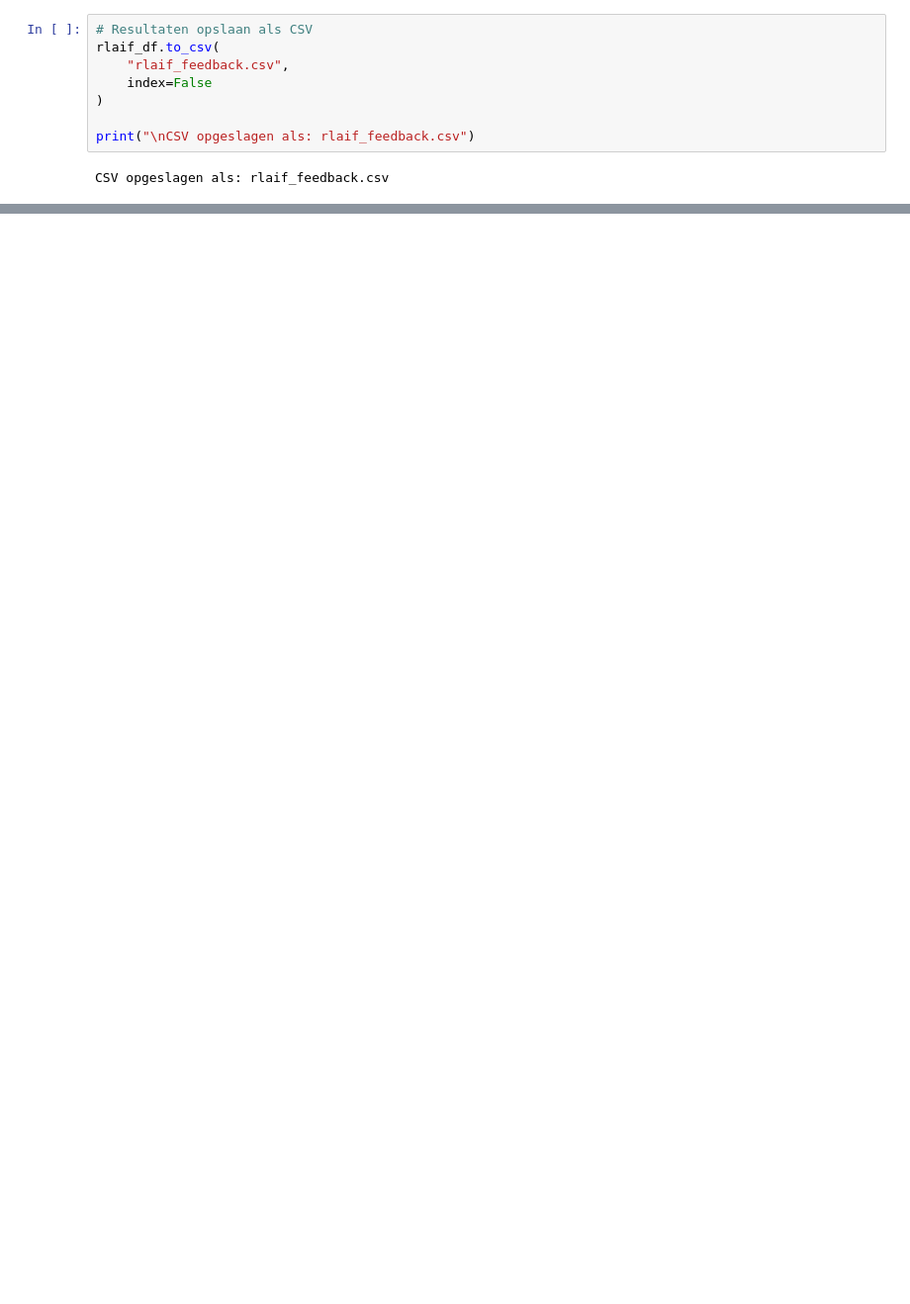
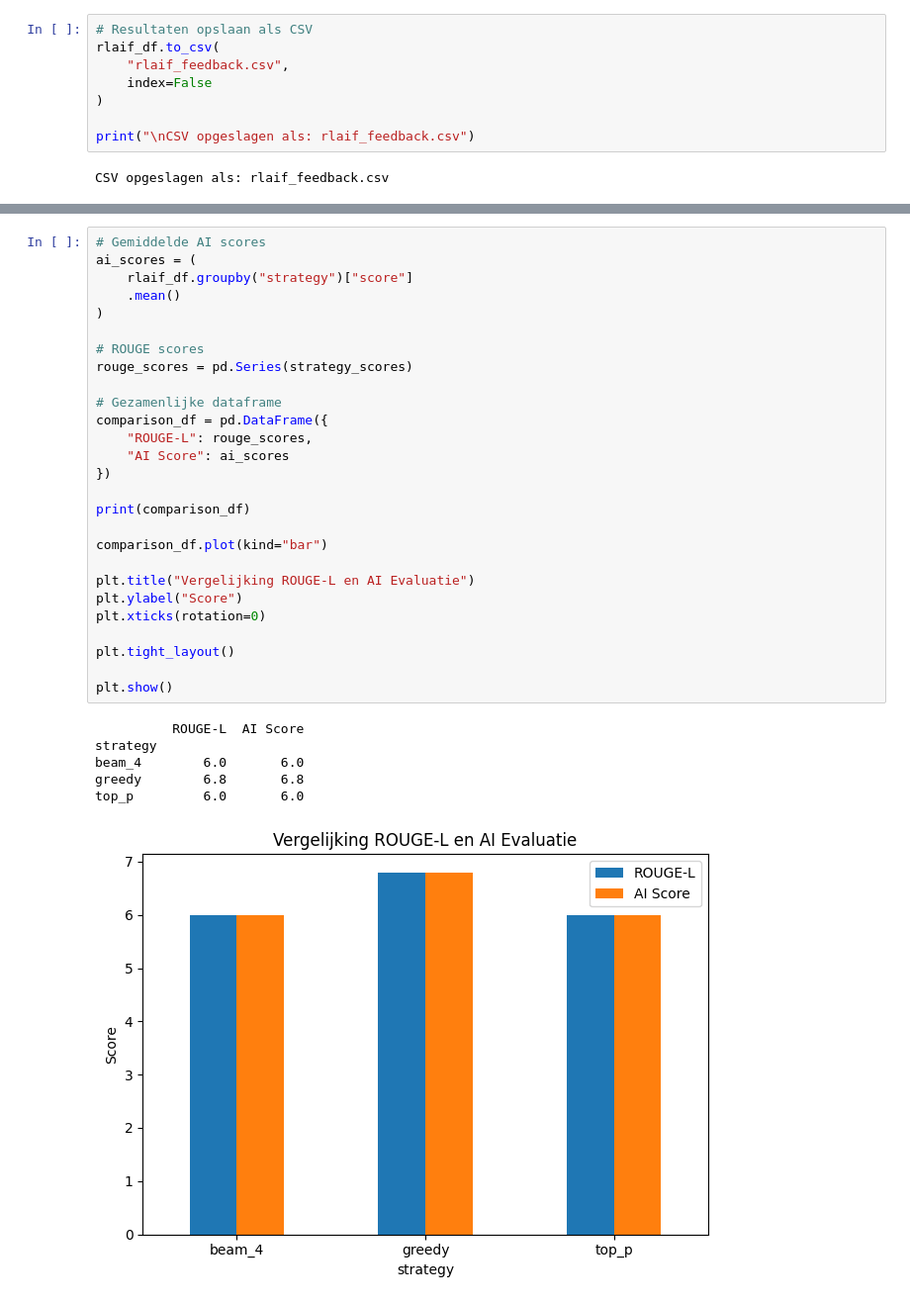
Before and after one commit to mattyonaize/GenAI-Portfolio2, a Jupyter notebook: model_prototype.ipynb, the cells around one changed output, grey strips where cells are left out. Shown at 99% size. Cells and saved outputs as stored; diff of their text form; blank space fills up the shorter version.

Commit message:
Markdowns toegevoegd en visualisatie

```diff
--- a/model_prototype.ipynb
+++ b/model_prototype.ipynb
@@ -617,0 +815,34 @@ Name: score, dtype: float64
+# %%
+# Gemiddelde AI scores
+ai_scores = (
+    rlaif_df.groupby("strategy")["score"]
+    .mean()
+)
+
+# ROUGE scores
+rouge_scores = pd.Series(strategy_scores)
+
+# Gezamenlijke dataframe
+comparison_df = pd.DataFrame({
+    "ROUGE-L": rouge_scores,
+    "AI Score": ai_scores
+})
+
+print(comparison_df)
+
+comparison_df.plot(kind="bar")
+
+plt.title("Vergelijking ROUGE-L en AI Evaluatie")
+plt.ylabel("Score")
+plt.xticks(rotation=0)
+
+plt.tight_layout()
+
+plt.show()
+# %% [output]
+          ROUGE-L  AI Score
+strategy
+beam_4        6.0       6.0
+greedy        6.8       6.8
+top_p         6.0       6.0
+[figure, added]
```
Also changed, not shown: parts of 16 cells of this notebook, 8 other files.
